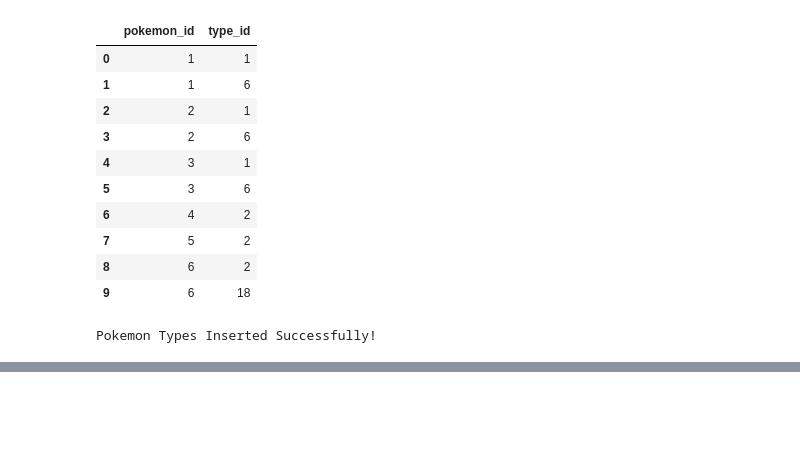
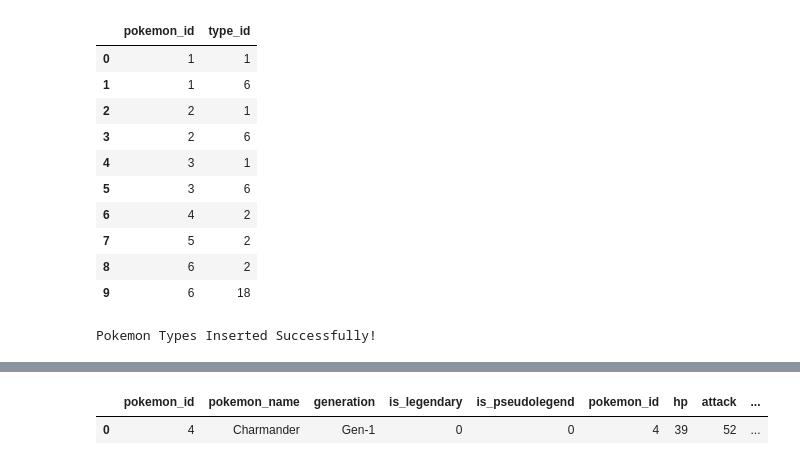
Before and after one commit to OmkarBhujbalra0/Pokemon-Strength-Analysis, a Jupyter notebook: datanalysis.ipynb, the cells around one changed output, grey strips where cells are left out. Cells and saved outputs as stored; diff of their text form; code cells hidden in the pictures; blank space fills up the shorter version.

```diff
--- a/datanalysis.ipynb
+++ b/datanalysis.ipynb
@@ -345,0 +378,5 @@ Pokemon Types Inserted Successfully!
+# %%
+pd.read_sql('SELECT * FROM pokemon_table join stats_table on pokemon_table.pokemon_id=stats_table.pokemon_id join metrics_table on stats_table.pokemon_id=metrics_table.pokemon_id join pokemon_types on pokemon_table.pokemon_id=pokemon_types.pokemon_id where pokemon_name="Charmander"',engine)
+# %% [output]
+|  | pokemon_id | pokemon_name | generation | is_legendary | is_pseudolegend | pokemon_id | hp | attack | ... |
+| 0 | 4 | Charmander | Gen-1 | 0 | 0 | 4 | 39 | 52 | ... |
```
Also changed, not shown: parts of 10 cells of this notebook, 2 other files.
